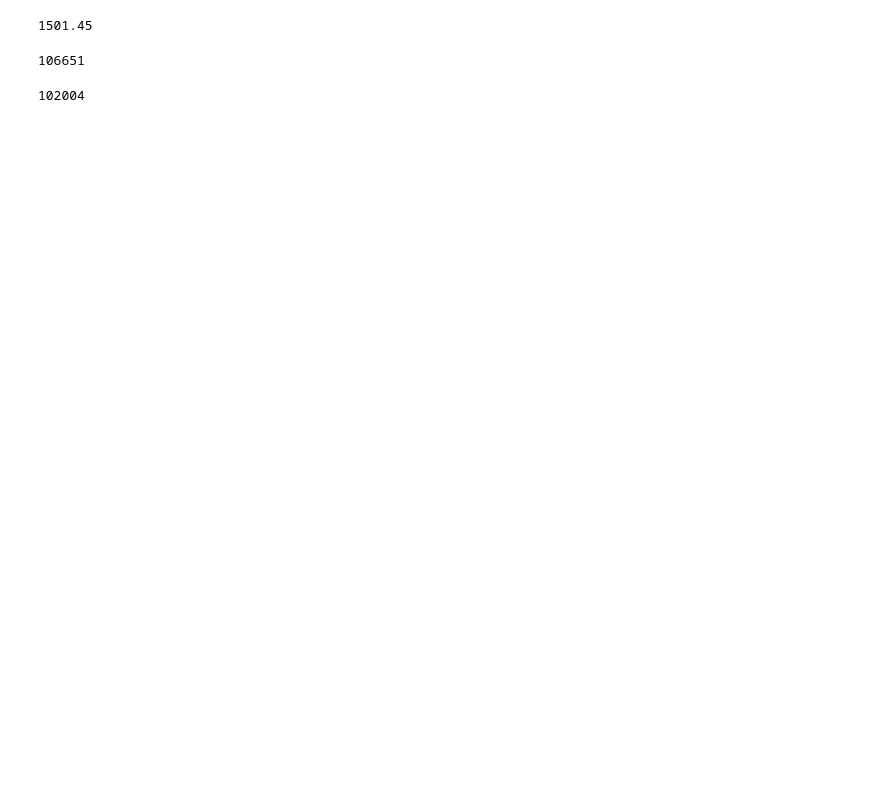
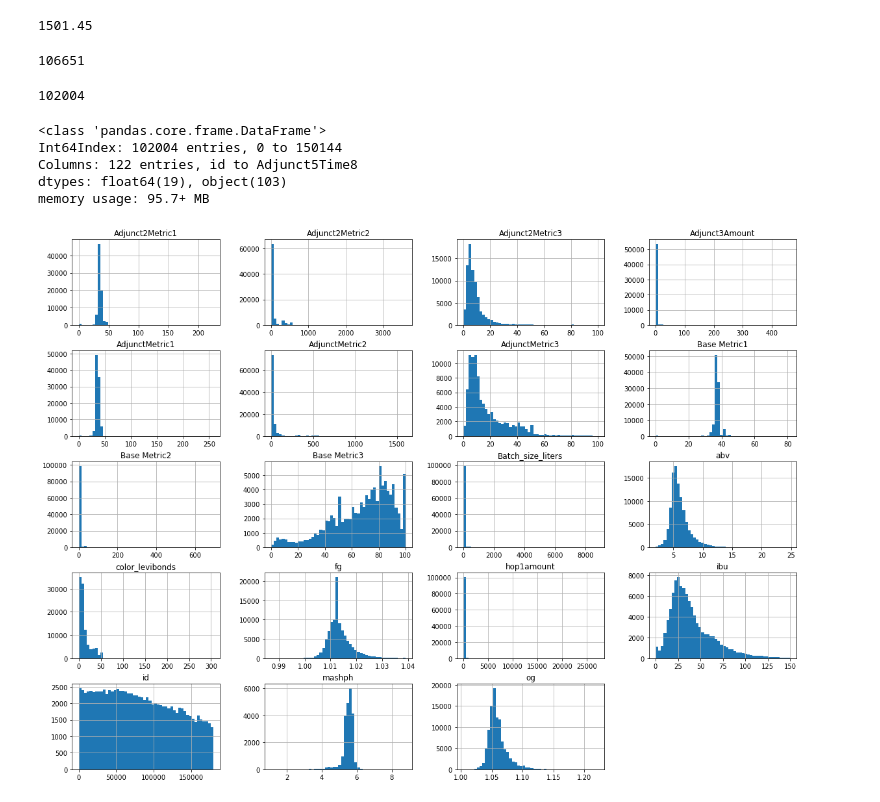
Before and after one commit to mlsm76/Beer_Generation, a Jupyter notebook: contributor/mitch/notebooks/Beer Exploration of Data.ipynb, the cells around one changed output. Saved outputs shown, nothing was run; the diff lists cells and outputs as text; code cells hidden in the pictures; blank space fills up the shorter version.

```diff
--- a/contributor/mitch/notebooks/Beer Exploration of Data.ipynb
+++ b/contributor/mitch/notebooks/Beer Exploration of Data.ipynb
@@ -116,3 +84,18 @@ len(beer_df_trimmed)
 102004
 # %%
 beer_df_trimmed.to_csv('beer_data_cleaned7-27.csv')
+# %%
+beer_df_trimmed.info()
+# %% [output]
+<class 'pandas.core.frame.DataFrame'>
+Int64Index: 102004 entries, 0 to 150144
+Columns: 122 entries, id to Adjunct5Time8
+dtypes: float64(19), object(103)
+memory usage: 95.7+ MB
+# %%
+%matplotlib inline
+import matplotlib.pyplot as plt
+beer_df_trimmed.hist(bins=50, figsize=(20,15))
+plt.show()
+# %% [output]
+[figure, added]
```
Also changed, not shown: parts of 2 cells of this notebook, 2 other files.
